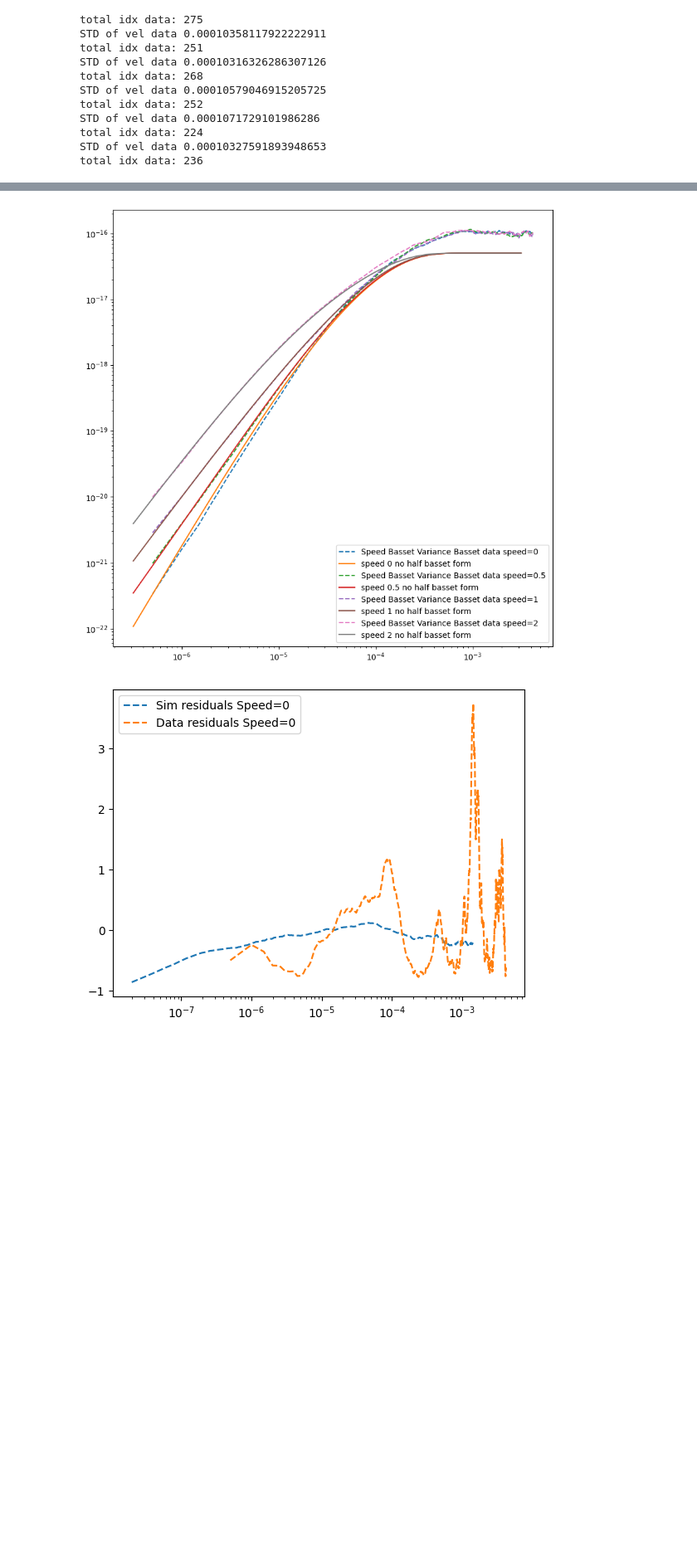
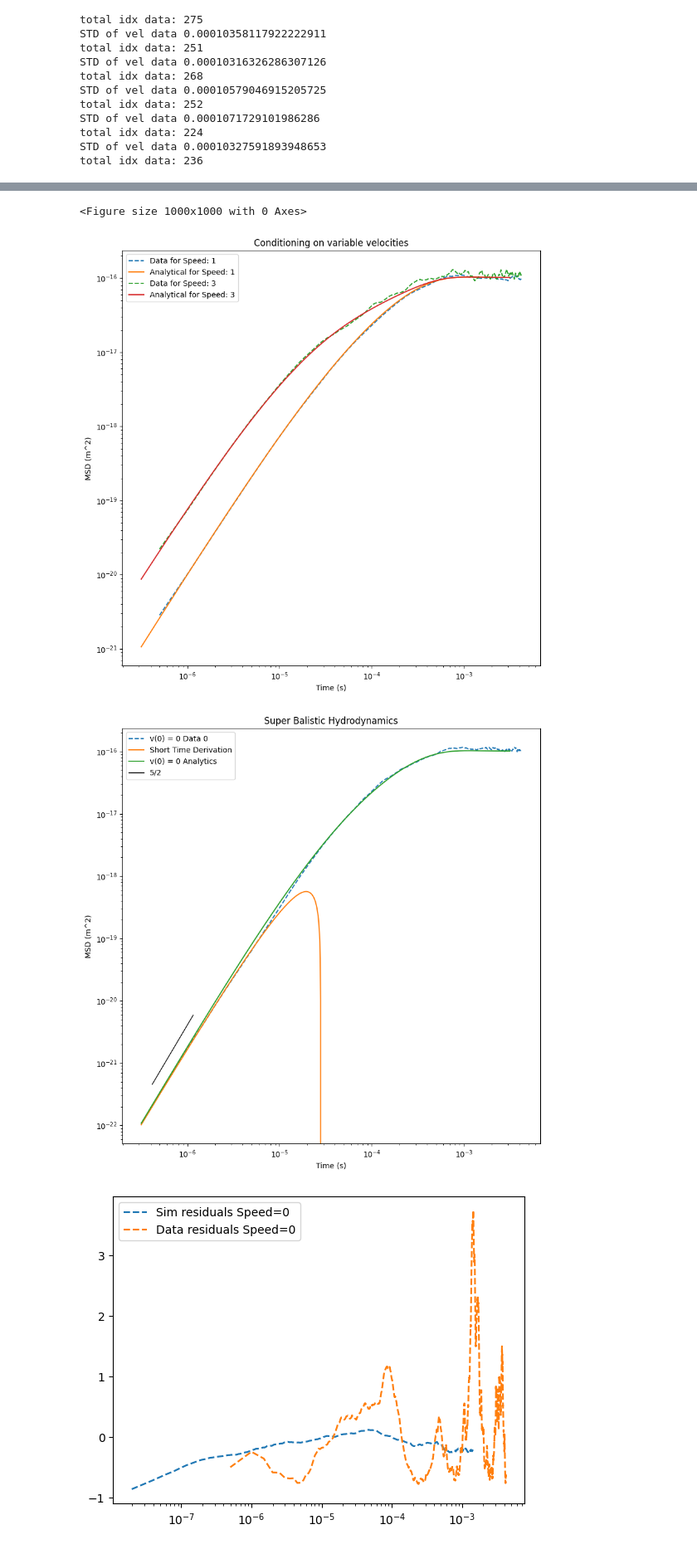
Before and after one commit to mcthumann/Brownian_Data_Analysis, a Jupyter notebook: polished_scripts/Analytical_Simulation_Data_Trio.ipynb, the cells around one changed output, grey strips where cells are left out. Shown at 83% size. Saved outputs shown, nothing was run; the diff lists cells and outputs as text; code cells hidden in the pictures; blank space fills up the shorter version.

Commit message:
data stuff

```diff
--- a/polished_scripts/Analytical_Simulation_Data_Trio.ipynb
+++ b/polished_scripts/Analytical_Simulation_Data_Trio.ipynb
@@ -386,14 +387,17 @@ total idx data: 236
 # LOOK FOR SPECIFIC SPEEDS
 # SIM PART 3
 
-speeds = [0, .5, 1, 2]
-traces_per_speed = [0, 0, 0, 0]
+# speeds = [0, .5, .75, 1, 2, 4]
+speeds = [0, 1, 3]
+# traces_per_speed = [0, 0, 0, 0, 0, 0]
+traces_per_speed = [0, 0, 0]
 # GET THE VAR INT MSD
 
 sim_speeds_msds = []
 data_speeds_msds = []
 
-speed_tol = [.0025, .003, .004, .02]
+# speed_tol = [.015, .015, .015, .015, .015, .015]
+speed_tol = [.001, .015, .035]
 lag_times_speed_sim = 0
 lag_times_speed_data = 0
 
@@ -541,7 +550,7 @@ times_analytic = np.logspace(-6.5, -2.5, 1000)
 mu = 0
 # sigma_v = np.sqrt(_k_b*_temp/_m)
 sigma_x = np.sqrt(_k_b*_temp/_K)
-num_samples = 100
+num_samples = 500
 
 # initial_conditions_v = np.random.normal(mu, sigma_v, num_samples)
 initial_conditions_x = np.random.normal(mu, sigma_x, num_samples)
@@ -618,51 +626,74 @@ def graph_2(times):
 # for i in range(len(tols)):
     # plt.plot(init_lag_times_sim[40:], sim_tol_msds[i][40:]*_gain**2, linestyle = 'dashed', color = "red", label=f"Initial Variable Basset Variance Basset SIM tol={tols[i]}")
 
+
+plt.figure(figsize=(10,10))
+
 # SPEEDS
-for i in range(len(speeds)):
+for i in range(1, len(speeds)):
     # plt.plot(lag_times_speed_sim[1:], sim_speeds_msds[i][1:], linestyle = 'dashed', label=f"Speed Basset Variance Basset SIM speed={speeds[i]}")
-    plt.plot(lag_times_speed_data[1:], data_speeds_msds[i][1:]/_gain**2, linestyle = 'dashed', label=f"Speed Basset Variance Basset data speed={speeds[i]}")
+    plt.plot(lag_times_speed_data[1:], data_speeds_msds[i][1:]/_gain**2, linestyle = 'dashed', label=f"Data for Speed: {speeds[i]}")
     # plt.plot(times_analytic, speeds_analytic[i]*_gain**2, label=f"speed {speeds[i]} basset form")
-    plt.plot(times_analytic, speeds_analytic_no_half[i], label=f"speed {speeds[i]} no half basset form")
+    plt.plot(times_analytic, speeds_analytic_no_half[i], label=f"Analytical for Speed: {speeds[i]}")
 
-with open('../data/data_speeds.dat', 'w') as f:
-    for i in range(len(speeds)):
-        f.write(f"# Traces used {traces_per_speed[i]} | Speed {speeds[i]}\n")
-        data = np.column_stack((lag_times_speed_data[1:], data_speeds_msds[i][1:] / _gain**2))
-        np.savetxt(f, data, fmt='%.15e')
+plt.xlabel("Time (s)")
+plt.ylabel("MSD (m^2)")
+plt.title("Conditioning on variable velocities")
+plt.xscale('log')
+plt.yscale('log')
+plt.legend()
+plt.show()
 
-with open('../data/analytic_speeds.dat', 'w') as f:
-    for i in range(len(speeds)):
-        f.write(f"# Speed {speeds[i]}\n")
-        data = np.column_stack((times_analytic, speeds_analytic_no_half[i]))
-        np.savetxt(f, data, fmt='%.15e')
+# ZERO PLOT
+plt.figure(figsize=(10,10))
+plt.plot(lag_times_speed_data[1:], data_speeds_msds[0][1:]/_gain**2, linestyle = 'dashed', label=f"v(0) = 0 Data {speeds[0]}")
+plt.plot(times_analytic, form_func(times_analytic), label= "Short Time Derivation")
+plt.plot(times_analytic, speeds_analytic_no_half[0], label=f"v(0) = 0 Analytics")
+plt.plot(times_analytic[30:int(len(times_analytic)/7)], graph_5_2(np.array(times_analytic[30:int(len(times_analytic)/7)])), label="5/2", color='black', linewidth=1)
+plt.title("Super Balistic Hydrodynamics")
+plt.xlabel("Time (s)")
+plt.ylabel("MSD (m^2)")
+
+# with open('../data/data_speeds.dat', 'w') as f:
+#     for i in range(len(speeds)):
+#         f.write(f"# Traces used {traces_per_speed[i]} | Speed {speeds[i]}\n")
+#         data = np.column_stack((lag_times_speed_data[1:], data_speeds_msds[i][1:] / _gain**2))
+#         np.savetxt(f, data, fmt='%.15e')
+#
+# with open('../data/analytic_speeds.dat', 'w') as f:
+#     for i in range(len(speeds)):
+#         f.write(f"# Speed {speeds[i]}\n")
+#         data = np.column_stack((times_analytic, speeds_analytic_no_half[i]))
+#         np.savetxt(f, data, fmt='%.15e')
 
 
 # DATA GRAPHING
 # plt.scatter(lag_times_data[1:], eq_msd_data[1:],s=20, label="Equilibrium Basset DATA", color = "blue")
 # plt.plot(init_lag_times_data, data_tol_msds[0], linestyle='dotted', label=f"Initial Variable Basset Variance Basset DATA tol={tols[0]}")
 # for i in range(len(tols)):
     # plt.scatter(init_lag_times_data, data_tol_msds[i], s=20, color = "blue", label=f"Initial Variable Basset Variance Basset DATA tol={tols[i]}")
 
 # data = np.column_stack((init_lag_times_data, data_tol_msds[0]))
 # a_form = np.column_stack((times_analytic, laplace_form*_gain**2))
 # eq_data = np.column_stack((lag_times_data[1:], eq_msd_data[1:]))
 # eq_form = np.column_stack((times_analytic, basset_msd*_gain**2))
 
 # Save to a text file
 # np.savetxt('../data/data.dat', data, fmt='%.15e', delimiter=' ', header='# lag msd_z_ic', comments='')
 # np.savetxt('../data/a_form.dat', a_form, fmt='%.15e', delimiter=' ', header='# lag msd_z_ic', comments='')
 # np.savetxt('../data/eq_data.dat', eq_data, fmt='%.15e', delimiter=' ', header='# lag msd_z_ic', comments='')
 # np.savetxt('../data/eq_form.dat', eq_form, fmt='%.15e', delimiter=' ', header='# lag msd_z_ic', comments='')
 
 plt.xscale('log')
 plt.yscale('log')
 plt.legend()
 plt.show()
 # %% [output]
 tp is 1.9754935012178625e-05
 1.5266056537325107e-05
+<Figure size 1000x1000 with 0 Axes>
-[figure, old version]
+[figure, new version]
+[figure, added]
 # %%
 # How good is this approx???
 from scipy.interpolate import interp1d
```
Also changed, not shown: parts of 6 cells of this notebook.
